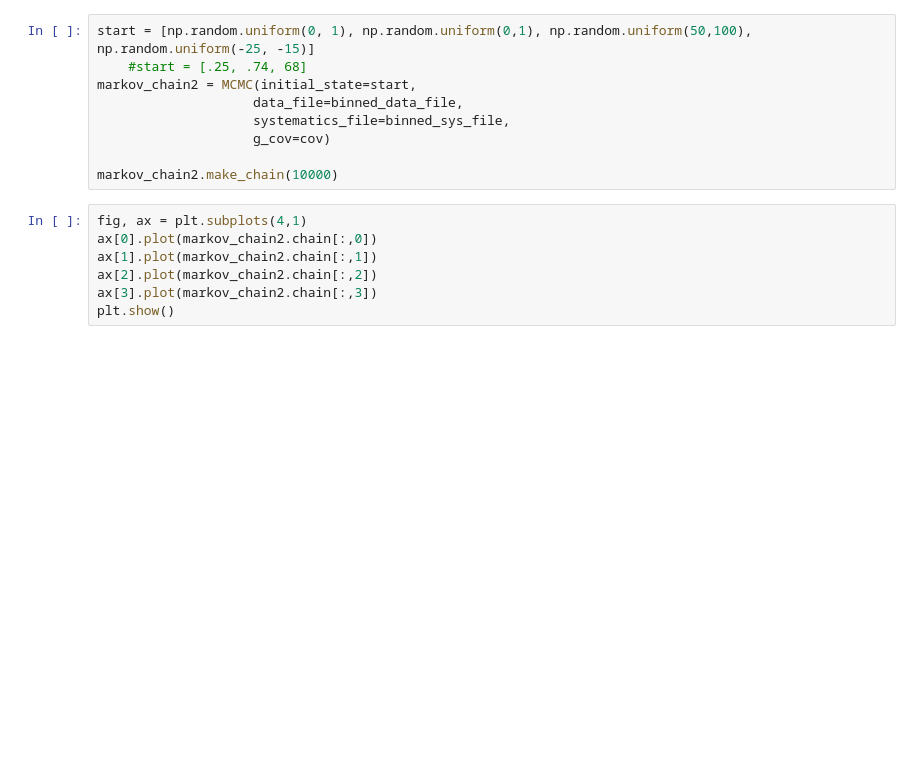
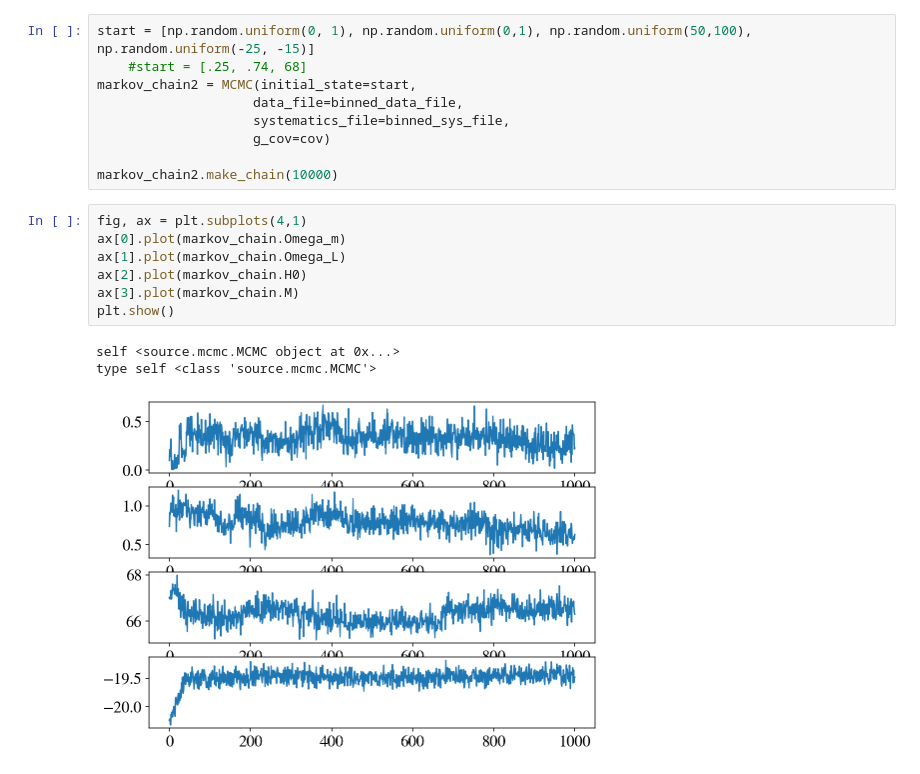
Before and after one commit to r-hensley/250_project_group_2, a Jupyter notebook: notebooks/chain_testing.ipynb, the cells around one changed output. Cells and saved outputs as stored; diff of their text form; blank space fills up the shorter version.

```diff
--- a/notebooks/chain_testing.ipynb
+++ b/notebooks/chain_testing.ipynb
@@ -120,11 +104,15 @@ markov_chain2 = MCMC(initial_state=start,
 markov_chain2.make_chain(10000)
 # %%
 fig, ax = plt.subplots(4,1)
-ax[0].plot(markov_chain2.chain[:,0])
-ax[1].plot(markov_chain2.chain[:,1])
-ax[2].plot(markov_chain2.chain[:,2])
-ax[3].plot(markov_chain2.chain[:,3])
+ax[0].plot(markov_chain.Omega_m)
+ax[1].plot(markov_chain.Omega_L)
+ax[2].plot(markov_chain.H0)
+ax[3].plot(markov_chain.M)
 plt.show()
+# %% [output]
+self <source.mcmc.MCMC object at 0x...>
+type self <class 'source.mcmc.MCMC'>
+[figure, added]
 # %%
 plt.hist2d(markov_chain2.chain[500:,0], markov_chain2.chain[500:,1], bins=(50, 50), cmap=plt.cm.jet)
 plt.show()
```
Also changed, not shown: parts of 4 cells of this notebook, 2 other files.
